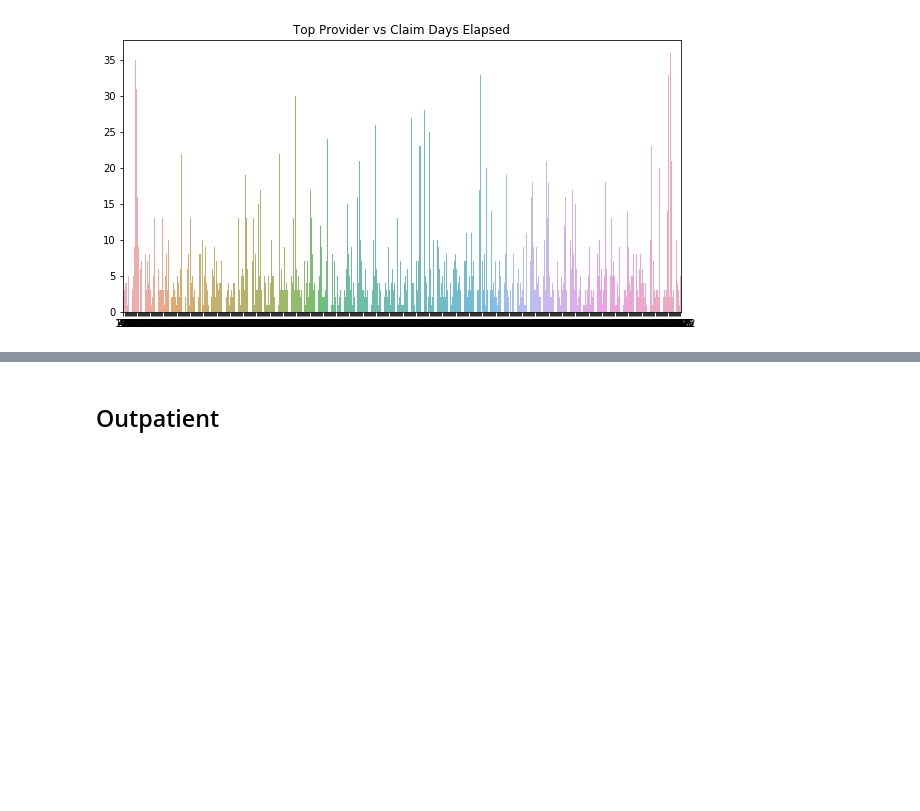
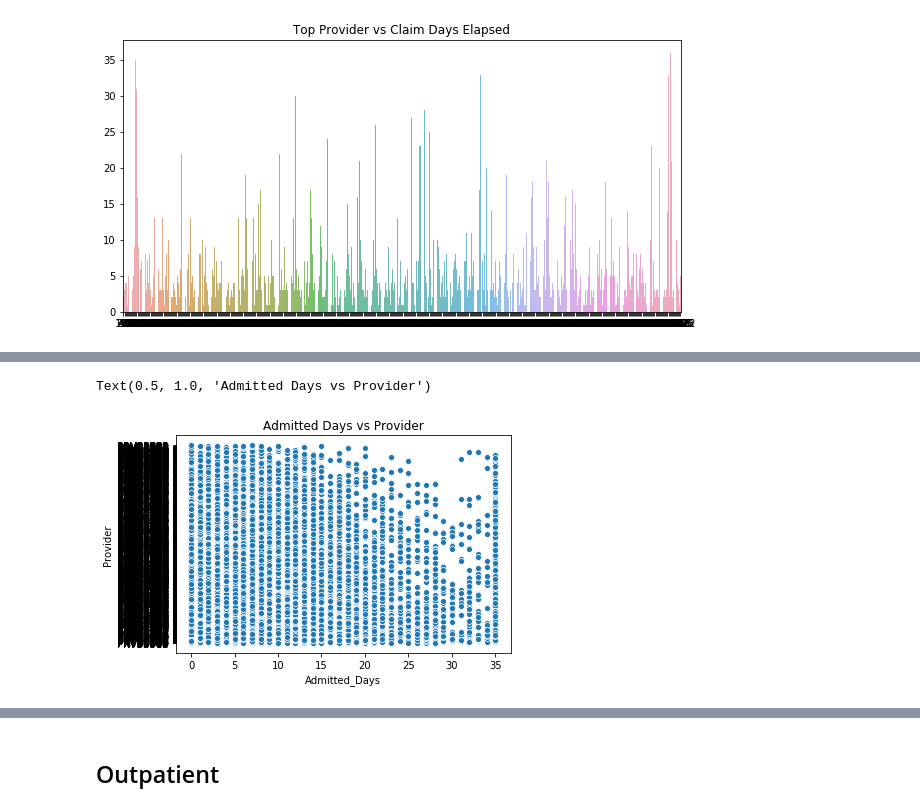
Before and after one commit to whohuhwhat/HC_Prov_Fraud, a Jupyter notebook: Inpt Outpt.ipynb, the cells around one changed output, grey strips where cells are left out. Cells and saved outputs as stored; diff of their text form; code cells hidden in the pictures; blank space fills up the shorter version.

```diff
--- a/Inpt Outpt.ipynb
+++ b/Inpt Outpt.ipynb
@@ -118,0 +128,5 @@ sns.scatterplot(x=tr_in['Claim_Days_Elapsed'], y=tr_in['Provider'])
+# %%
+sns.scatterplot(x=tr_in['Admitted_Days'], y=tr_in['Provider']).set_title('Admitted Days vs Provider')
+# %% [output]
+Text(0.5, 1.0, 'Admitted Days vs Provider')
+[figure, added]
```
Also changed, not shown: parts of 13 cells of this notebook, 1 other file.
